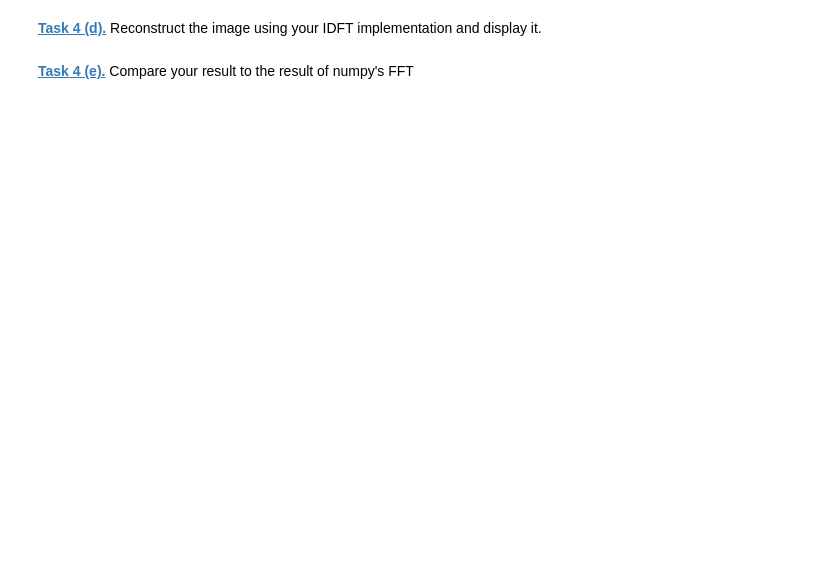
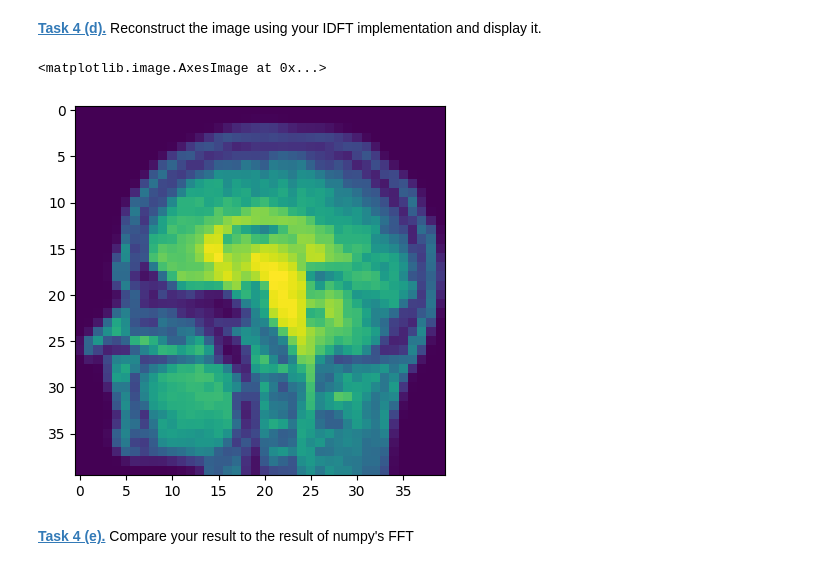
Before and after one commit to csytox/extracting-nuclear-codes-or-smth, a Jupyter notebook: fourier.ipynb, the cells around one changed output. Drawn from its saved outputs; the diff is of its cells as text; code cells hidden in the pictures; blank space fills up the shorter version.

```diff
--- a/fourier.ipynb
+++ b/fourier.ipynb
@@ -50,7 +50,7 @@ plt.imshow(cell_ift.real)
 # %% [markdown]
 **[Task 2 (a).]()** Load the brain CT image.
 # %%
-brain= plt.imread('data/brain_ct.png')
+brain_img= plt.imread('data/brain_ct.png')
 # %% [markdown]
 **[Task 2 (b).]()** Apply the FFT, do a shift, extract amplitude and phase.
 # %%
@@ -194,2 +208,15 @@ plt.imshow(brain)
 # %% [markdown]
 **[Task 4 (b).]()** Implement a function that computes the 2D-IDFT.
+# %%
+import math
+def idft (img):
+    idft=np.zeros(img.shape, dtype=complex)
+    m,n = img.shape
+    for u in range(m):
+        for v in range(n):
+            wert=0
+            for x in range(m):
+                for y in range(n):
+                    wert += img[x,y] * math.e **(math.pi* 2j * (((u*x)/m)+((v*y)/n)))
+            idft[u,v] = wert*(1/(m*n))
+    return(idft)
@@ -201,2 +233,18 @@ plt.imshow(test_img, 'gray')
 # %% [markdown]
 **[Task 4 (c).]()** Apply your DFT implementation to the image and display amplitude and phase.
+# %%
+adft2 = dft(test_img)
+test_shift=np.fft.fftshift(adft2)
+amplitude_dft = np.abs(test_shift)
+phase_dft = np.angle(test_shift)
+
+plt.figure()
+plt.subplot(1,3,1)
+plt.imshow(np.log(amplitude_dft))
+plt.subplot(1,3,2)
+plt.imshow(phase_dft)
+plt.subplot(1,3,3)
+plt.imshow(test_img)
+
+#print(amplitude_dft)
+#print(phase_dft)
@@ -203,4 +254,11 @@ plt.imshow(test_img, 'gray')
 # %% [markdown]
 **[Task 4 (d).]()** Reconstruct the image using your IDFT implementation and display it.
+# %%
+test_ishift = np.fft.ifftshift(test_shift)
+test_ift2=idft(test_ishift)
+plt.imshow(test_ift2.real)
+# %% [output]
+<matplotlib.image.AxesImage at 0x...>
+[figure, added]
 # %% [markdown]
 **[Task 4 (e).]()** Compare your result to the result of numpy's FFT
```
Also changed, not shown: parts of 8 cells of this notebook.
